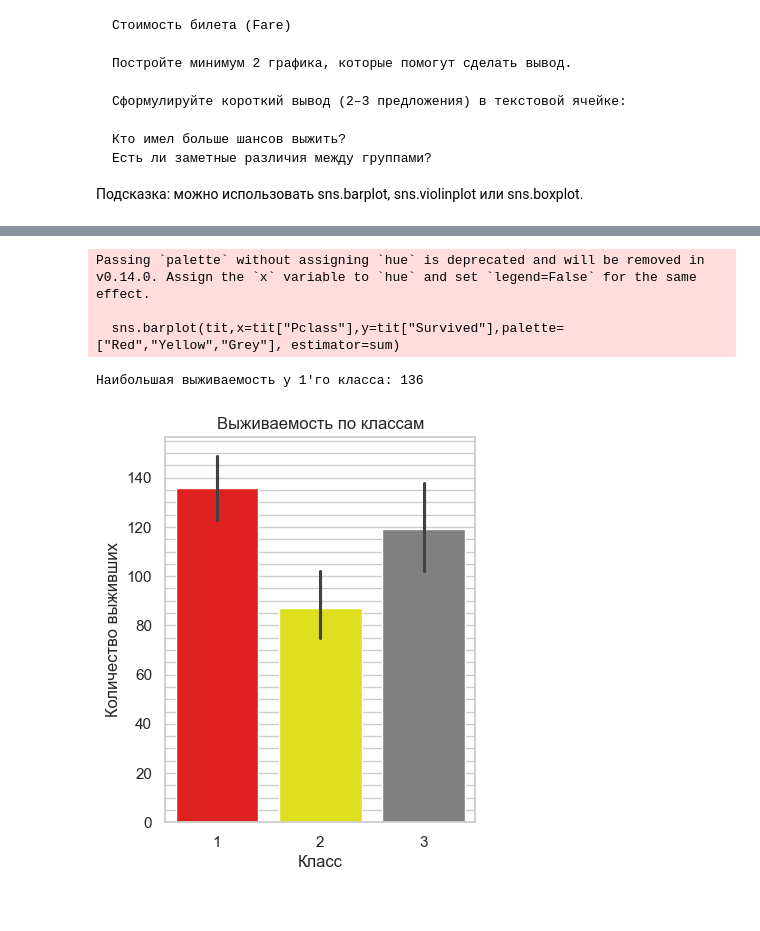
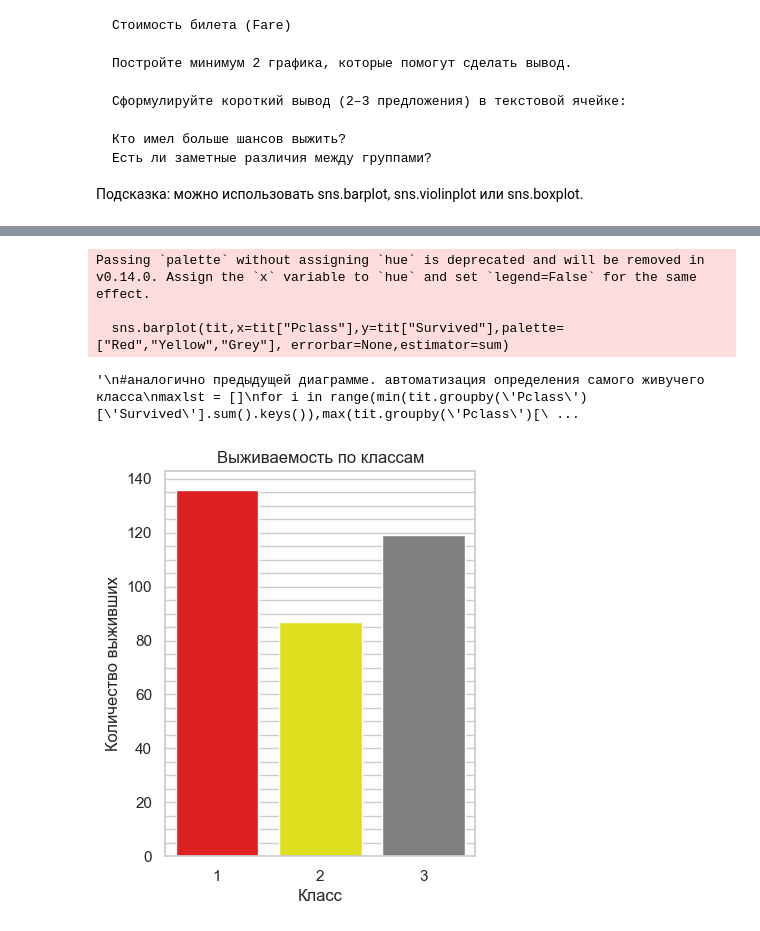
Before and after one commit to StepanPro999636/bool_bool, a Jupyter notebook: homework/homework_lesson3_Lazarenko_Stephan.ipynb, the cells around one changed output, grey strips where cells are left out. Saved outputs shown, nothing was run; the diff lists cells and outputs as text; code cells hidden in the pictures.

```diff
--- a/homework/homework_lesson3_Lazarenko_Stephan.ipynb
+++ b/homework/homework_lesson3_Lazarenko_Stephan.ipynb
@@ -159,29 +159,35 @@ Passing `palette` without assigning `hue` is deprecated and will be removed in v
 # %%
 plt.figure(figsize=[4,5])
 plt.title("Выживаемость по классам")
 plt.minorticks_on()
 plt.ylabel("Количество выживших")
 plt.yticks(np.arange(0,tit["Survived"].sum(),20))
 plt.grid(axis="y",which="minor")
 plt.xlabel("Класс")
-sns.barplot(tit,x=tit["Pclass"],y=tit["Survived"],palette=["Red","Yellow","Grey"], estimator=sum)
+sns.barplot(tit,x=tit["Pclass"],y=tit["Survived"],palette=["Red","Yellow","Grey"], errorbar=None,estimator=sum)
 
+"""
 #аналогично предыдущей диаграмме. автоматизация определения самого живучего класса
 maxlst = []
 for i in range(min(tit.groupby('Pclass')['Survived'].sum().keys()),max(tit.groupby('Pclass')['Survived'].sum().keys())+1):
     maxlst.append(tit.groupby('Pclass')['Survived'].sum()[i])
 spis = [
     pclass
     for pclass, count in tit.groupby('Pclass')['Survived'].sum().to_dict().items()
     if count == max(maxlst)
 ]
 print(f"Наибольшая выживаемость у {spis[0]}'го класса: {max(maxlst)}")
+
+#не буду использовать этот код т.к не особо понимаю, что тут понаписал Gemini. я пытался
+#по идее он должен сам искать, какой класс самый живучий, выводить это и количество выживших в этом клаассе. но что то он плохо работает
+#+ я не мастер в извращённых манипудяциях с for
+"""
 # %% [output]
 Passing `palette` without assigning `hue` is deprecated and will be removed in v0.14.0. Assign the `x` variable to `hue` and set `legend=False` for the same effect.
 
-  sns.barplot(tit,x=tit["Pclass"],y=tit["Survived"],palette=["Red","Yellow","Grey"], estimator=sum)
+  sns.barplot(tit,x=tit["Pclass"],y=tit["Survived"],palette=["Red","Yellow","Grey"], errorbar=None,estimator=sum)
-Наибольшая выживаемость у 1'го класса: 136
+'\n#аналогично предыдущей диаграмме. автоматизация определения самого живучего класса\nmaxlst = []\nfor i in range(min(tit.groupby(\'Pclass\')[\'Survived\'].sum().keys()),max(tit.groupby(\'Pclass\')[\ ...
-[figure, old version]
+[figure, new version]
 # %%
 # создаём 4 категорий цен
 tit['Fare_Category'] = pd.cut(tit['Fare'], bins=[0, 15, 30, 100, 513], labels=['<15', '15-30', '30-100', '100+'])
```
Also changed, not shown: parts of 5 cells of this notebook.
